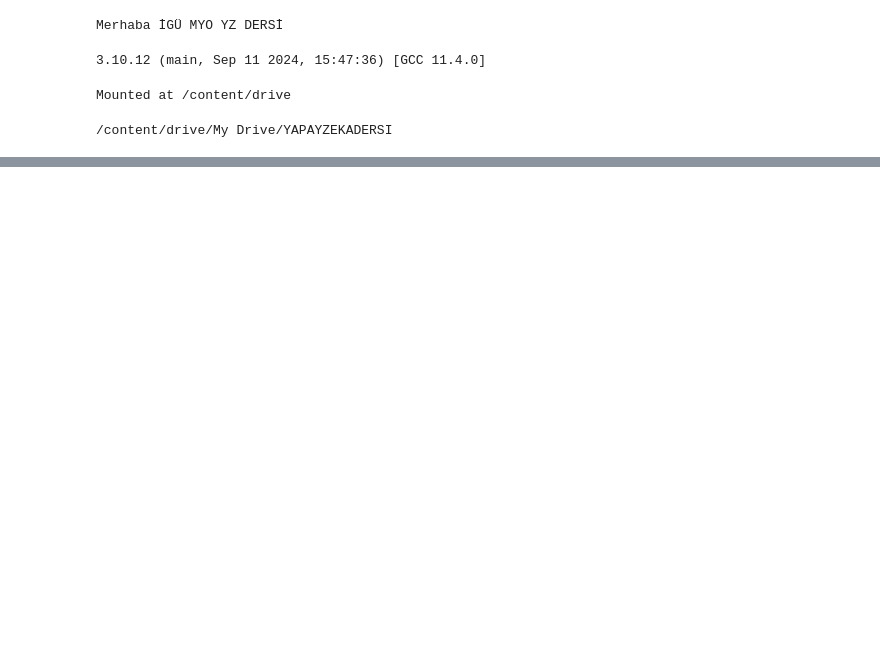
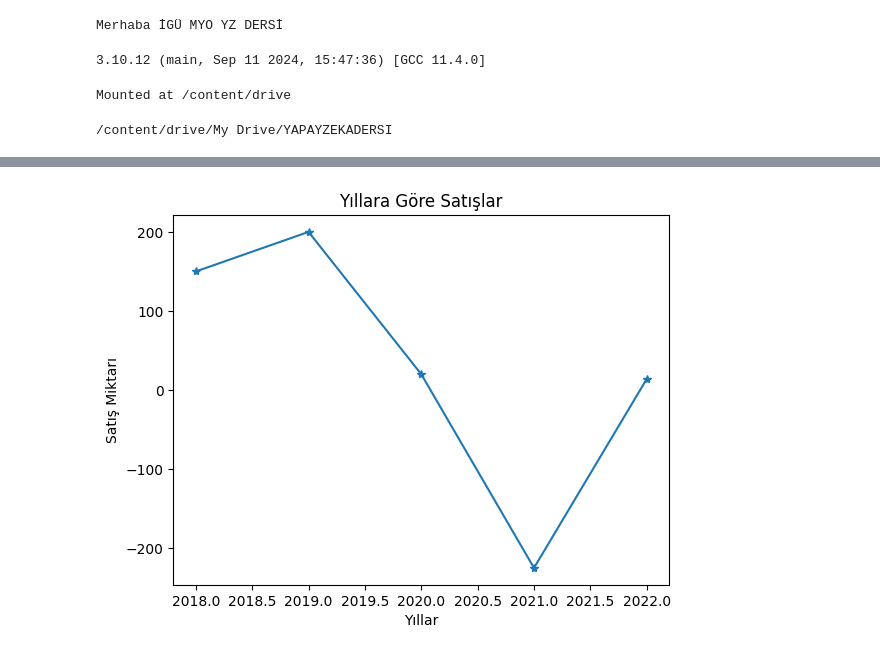
Before and after one commit to Kaanyx9/yz_calismalari, a Jupyter notebook: YZ_1_Ders.ipynb, the cells around one changed output, grey strips where cells are left out. Saved outputs shown, nothing was run; the diff lists cells and outputs as text; code cells hidden in the pictures; blank space fills up the shorter version.

```diff
--- a/YZ_1_Ders.ipynb
+++ b/YZ_1_Ders.ipynb
@@ -25,0 +83,15 @@ os.chdir('/content/drive/My Drive/YAPAYZEKADERSI')
+# %%
+import matplotlib.pyplot as plt
+
+yillar = [2018, 2019, 2020, 2021, 2022]
+satislar = [150, 200, 20, -225, 14]
+
+plt.plot(yillar, satislar, marker='*')
+
+plt.title("Yıllara Göre Satışlar")
+plt.xlabel("Yıllar")
+plt.ylabel("Satış Miktarı")
+
+plt.show()
+# %% [output]
+[figure, added]
```
Also changed, not shown: parts of 10 cells of this notebook.
